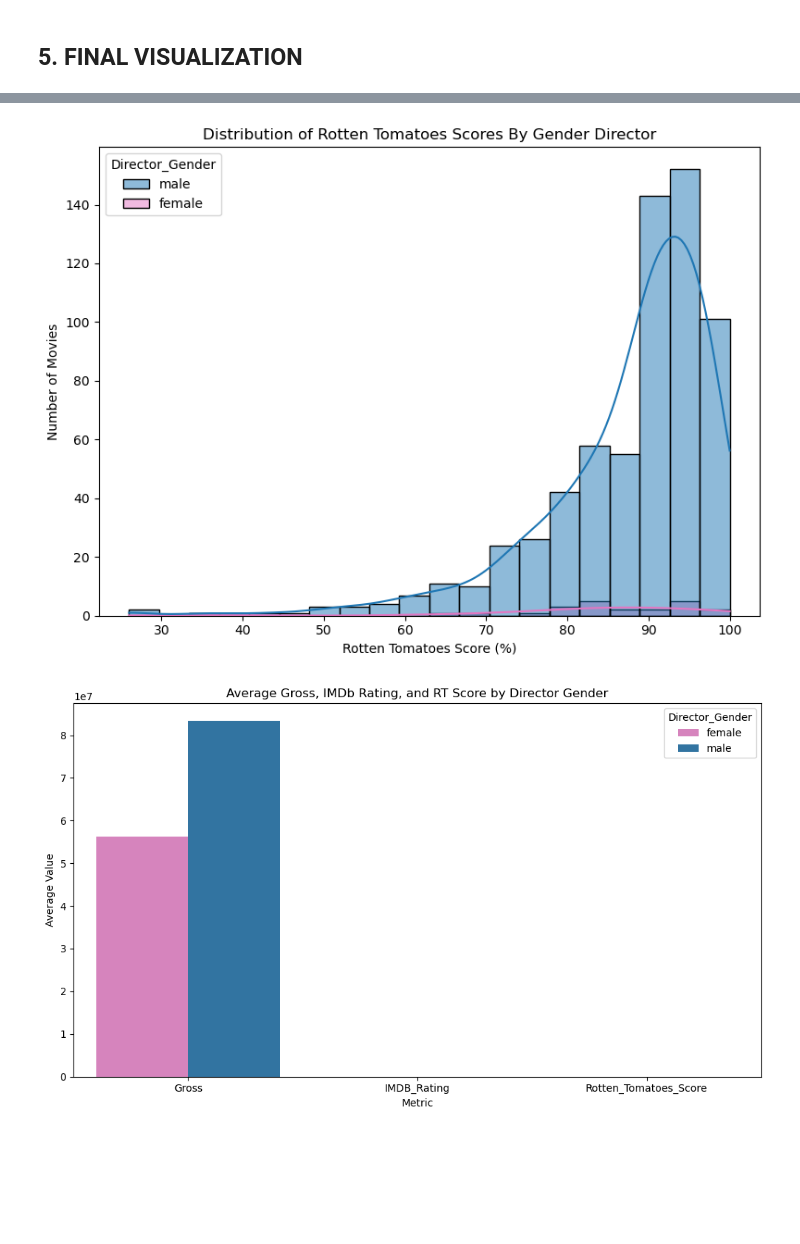
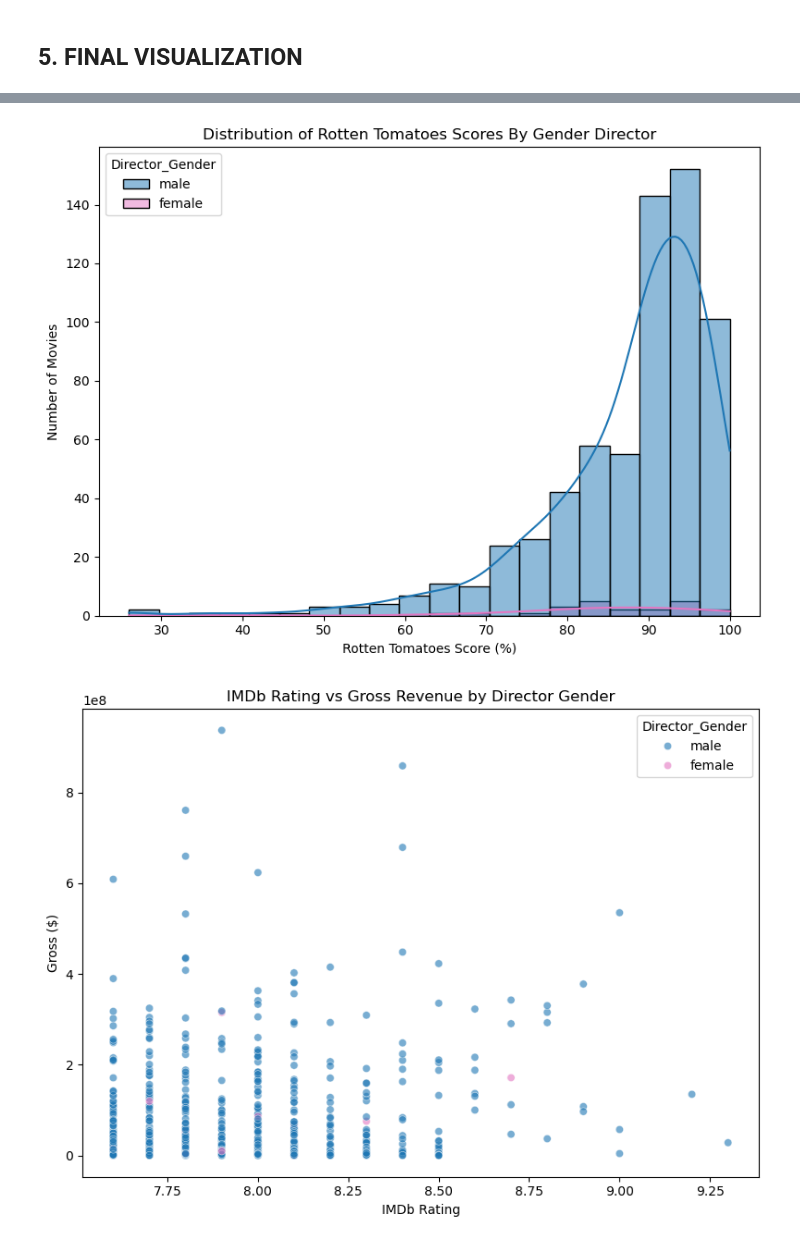
Before and after one commit to katelynnrachel/gender_in_movies, a Jupyter notebook: results.ipynb, the cells around one changed output, grey strips where cells are left out. Cells and saved outputs as stored; diff of their text form; code cells hidden in the pictures; blank space fills up the shorter version.

```diff
--- a/results.ipynb
+++ b/results.ipynb
@@ -70,7 +70,7 @@ from src.visuals import (
     plot_boxplot_imdb_by_gender,
     plot_hist_rt_scores,
 
-    plot_grouped_avg_metrics_by_gender
+    plot_scatter_imdb_vs_gross
 )
 
 plot_gross_by_gender(df)
@@ -81,7 +81,7 @@ plot_boxplot_gross_by_gender(df)
 plot_boxplot_imdb_by_gender(df)
 plot_hist_rt_scores(df)
 
-plot_grouped_avg_metrics_by_gender(df)
+plot_scatter_imdb_vs_gross(df)
 # %% [output]
 Passing `palette` without assigning `hue` is deprecated and will be removed in v0.14.0. Assign the `x` variable to `hue` and set `legend=False` for the same effect.
 
@@ -90,18 +90,18 @@ Passing `palette` without assigning `hue` is deprecated and will be removed in v
 Passing `palette` without assigning `hue` is deprecated and will be removed in v0.14.0. Assign the `x` variable to `hue` and set `legend=False` for the same effect.
 
   sns.barplot(data=df, x='Director_Gender', y='IMDB_Rating', palette=gender_colors)
 [figure]
 Passing `palette` without assigning `hue` is deprecated and will be removed in v0.14.0. Assign the `x` variable to `hue` and set `legend=False` for the same effect.
 
   sns.barplot(data=df, x='Director_Gender', y='Rotten_Tomatoes_Score', palette=gender_colors)
 [figure]
 Passing `palette` without assigning `hue` is deprecated and will be removed in v0.14.0. Assign the `x` variable to `hue` and set `legend=False` for the same effect.
 
   sns.boxplot(data=df, x='Director_Gender', y='Gross', palette=gender_colors)
 [figure]
 Passing `palette` without assigning `hue` is deprecated and will be removed in v0.14.0. Assign the `x` variable to `hue` and set `legend=False` for the same effect.
 
   sns.boxplot(data=df, x='Director_Gender', y='IMDB_Rating', palette=gender_colors)
 [figure]
 [figure]
-[figure, old version]
+[figure, new version]
```
Also changed, not shown: parts of 1 cell of this notebook, 3 other files.
